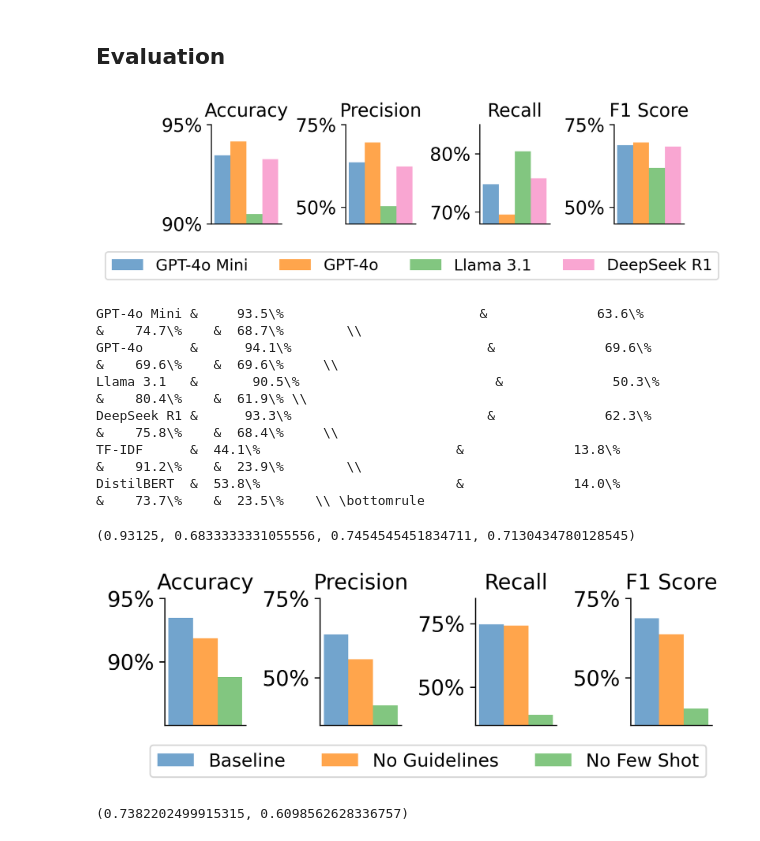
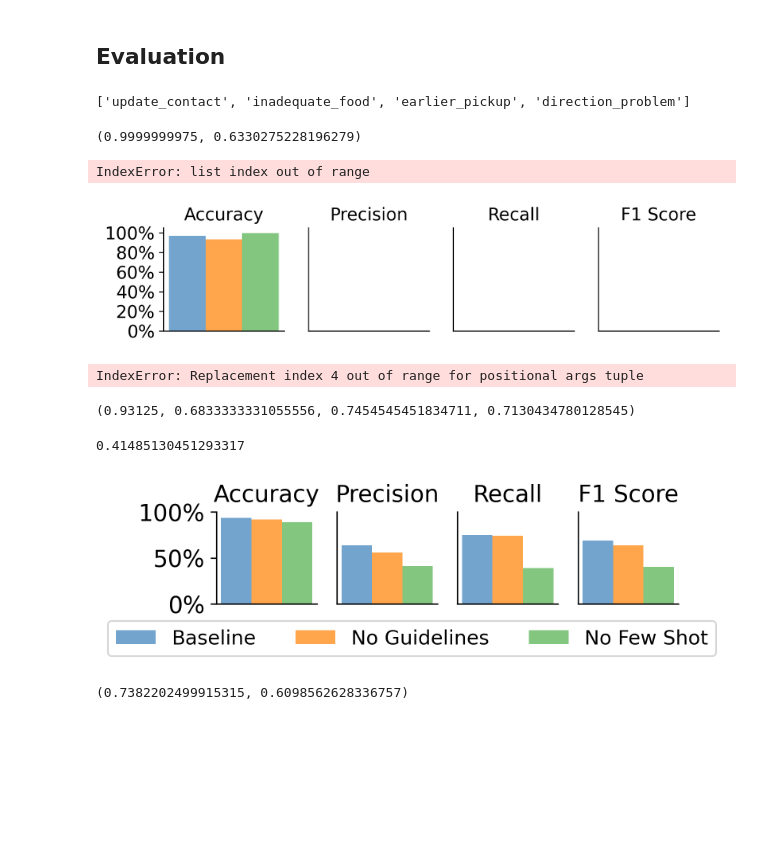
Before and after one commit to naveenr414/food_rescue_feedback, a Jupyter notebook: scripts/notebooks/Plotting.ipynb, the cells around one changed output. Drawn from its saved outputs; the diff is of its cells as text; code cells hidden in the pictures; blank space fills up the shorter version.

Commit message:
Updated plots

```diff
--- a/scripts/notebooks/Plotting.ipynb
+++ b/scripts/notebooks/Plotting.ipynb
@@ -42,6 +42,9 @@ def get_precision(ground_truth, predicted):
 
 def get_recall(ground_truth, predicted):
     return np.sum(predicted * ground_truth) / (np.sum(ground_truth) + 1e-8)
+
+def get_f1(ground_truth,predicted):
+    return 2/(1/get_recall(ground_truth,predicted) + 1/get_precision(ground_truth,predicted))
 
 def convert(x):
     if x is True or str(x).lower() == "true":
@@ -88,54 +91,56 @@ post_deploy_array = (naveen_annotations_array_post+sean_annotations_array)/2
 # %% [markdown]
 ## Evaluation
 # %%
-model_names = ["gpt-4o-mini","gpt-4o","meta-llama_Meta-Llama-3.1-8B-Instruct-Turbo","deepseek-ai_DeepSeek-R1-Distill-Qwen-14B"]
-nice_names = ["GPT-4o Mini","GPT-4o","Llama 3.1","DeepSeek R1"]
-
-data = []
-
-for name in model_names:
-    df_eval = pd.read_csv("../../results/evaluation/{}.csv".format(name))
-    df_eval[eval_columns] = df_eval[eval_columns].applymap(convert)
-    df_eval = df_eval.sort_values(by=['volunteer_comment'])
-    df_eval = df_eval.reset_index(drop=True)
-    df_eval = df_eval[eval_columns]
-    data.append(np.array(df_eval))
-accuracies = [get_accuracy(pre_deploy_array,d) for d in data]
-precisions = [get_precision(pre_deploy_array,d) for d in data]
-recalls = [get_recall(pre_deploy_array,d) for d in data]
-f1_scores = [2/(1/get_recall(pre_deploy_array,d)+1/get_precision(pre_deploy_array,d)) for d in data]
+df_eval = pd.read_csv("../../results/evaluation/{}.csv".format("gpt-4o-mini"))
+df_eval[eval_columns] = df_eval[eval_columns].applymap(convert)
+df_eval = df_eval.sort_values(by=['volunteer_comment'])
+df_eval = df_eval.reset_index(drop=True)
+df_eval = df_eval[eval_columns]
+df_eval = np.array(df_eval)
+accuracies = [get_accuracy(pre_deploy_array[:,i],df_eval[:,i]) for i in range(8)]
+precisions = [get_precision(pre_deploy_array[:,i],df_eval[:,i]) for i in range(8)]
+recalls = [get_recall(pre_deploy_array[:,i],df_eval[:,i]) for i in range(8)]
+f1_scores = [get_f1(pre_deploy_array[:,i],df_eval[:,i]) for i in range(8)]
+# %%
+[eval_columns[i] for i in range(len(recalls)) if recalls[i] >= 0.9]
+# %% [output]
+['update_contact', 'inadequate_food', 'earlier_pickup', 'direction_problem']
+# %%
+np.max(recalls),np.min(recalls)
+# %% [output]
+(0.9999999975, 0.6330275228196279)
 # %%
 plot_dimensions = (1,4)
 x_labels = [["" for i in range(4)]]
 y_labels = [["" for i in range(4)]]
 titles = [["Accuracy","Precision","Recall","F1 Score"]]
 sup_y_label = ""
 
-overall_format = {'figsize':(6, 2),
+overall_format = {'figsize':(8, 1.5),
     'style_size': style_size,
     'x_ticks': [[[[],[]] for i in range(4)]],
-    'y_lim': [[[0.9,0.95],[0.45,0.75],[0.68,0.85],[0.45,0.75]]],
-    'y_ticks': [[[[0.9,0.95],["90%","95%"]],[[0.5,0.75],["50%","75%"]],[[0.7,0.8],["70%","80%"]],[[0.5,0.75],["50%","75%"]]]],
+    'y_lim': [[[0,1.05],[0,1.05],[0,1.05],[0,1.05]]],
+    'y_ticks': [[[[0,0.2,0.4,0.6,0.8,1],["0%","20%","40%","60%","80%","100%"]],[[],[]],[[],[]],[[],[]]]],
 }
 fig,ax = create_axes(plot_dimensions,overall_format,y_labels=y_labels,x_labels=x_labels,sup_y_label=sup_y_label,titles=titles)
 
 bar_format = {'style_size': style_size,
-    'color_palette': 'six_color'}
+    'color_palette': 'eight_color'}
 
-x_groups = [0,1,2,3]
+x_groups = list(range(len(eval_columns)))
 y_values = [accuracies,precisions,recalls,f1_scores]
 y_errors = [[0 for i in range(len(accuracies))] for i in range(4)]
 labels = nice_names
 
 for i in range(4):
     plot_bar(ax[0][i],x_groups,y_values[i],y_errors[i],nice_names,bar_format)
 
 legend_format = {'style_size': style_size,'type': 'is_global', 'loc': 'upper right', 'ncol': 4, 'bbox_to_anchor': (1.05,0.1)}
 create_legend(fig,ax,plot_dimensions,legend_format)
-plt.tight_layout()
 fig.savefig("../../results/figures/result_comparison.pdf",dpi=300, bbox_inches='tight')
 # %% [output]
+IndexError: list index out of range
-[figure, old version]
+[figure, new version]
 # %%
 model_names = ["gpt-4o-mini","gpt-4o","meta-llama_Meta-Llama-3.1-8B-Instruct-Turbo","deepseek-ai_DeepSeek-R1-Distill-Qwen-14B","tf_idf","distilbert"]
 nice_names = ["GPT-4o Mini","GPT-4o","Llama 3.1","DeepSeek R1","TF-IDF","BERT"]
@@ -169,12 +174,7 @@ TF-IDF      &  {}                         &              {}                 &
 DistilBERT  &  {}                         &              {}                 &    {}    &  {}    \\\\ \\bottomrule"""
 print(table.format(*y_values))
 # %% [output]
-GPT-4o Mini &     93.5\%                         &              63.6\%                 &    74.7\%    &  68.7\%        \\
-GPT-4o      &      94.1\%                         &              69.6\%                 &    69.6\%    &  69.6\%     \\
-Llama 3.1   &       90.5\%                         &              50.3\%                 &    80.4\%    &  61.9\% \\
-DeepSeek R1 &      93.3\%                         &              62.3\%                 &    75.8\%    &  68.4\%     \\
-TF-IDF      &  44.1\%                         &              13.8\%                 &    91.2\%    &  23.9\%        \\
-DistilBERT  &  53.8\%                         &              14.0\%                 &    73.7\%    &  23.5\%    \\ \bottomrule
+IndexError: Replacement index 4 out of range for positional args tuple
 # %%
 ## Post-Deploy Results
 post_deploy_predictions = pd.read_csv("../../data/annotations/{}.csv".format("deployment_results"))
@@ -206,6 +206,10 @@ accuracies = [get_accuracy(pre_deploy_array,d) for d in data]
 precisions = [get_precision(pre_deploy_array,d) for d in data]
 recalls = [get_recall(pre_deploy_array,d) for d in data]
 f1_scores = [2/(1/get_recall(pre_deploy_array,d)+1/get_precision(pre_deploy_array,d)) for d in data]
+# %%
+f1_scores[-1]/f1_scores[0]
+# %% [output]
+0.41485130451293317
 # %%
 plot_dimensions = (1,4)
 x_labels = [["" for i in range(4)]]
@@ -213,11 +217,11 @@ y_labels = [["" for i in range(4)]]
 titles = [["Accuracy","Precision","Recall","F1 Score"]]
 sup_y_label = ""
 
-overall_format = {'figsize':(6, 2),
+overall_format = {'figsize':(5, 1),
     'style_size': style_size,
     'x_ticks': [[[[],[]] for i in range(4)]],
-    'y_lim': [[[0.85,0.95],[0.35,0.75],[0.35,0.85],[0.35,0.75]]],
-    'y_ticks': [[[[0.9,0.95],["90%","95%"]],[[0.5,0.75],["50%","75%"]],[[0.5,0.75],["50%","75%"]],[[0.5,0.75],["50%","75%"]]]],
+    'y_lim': [[[0,1] for i in range(4)]],
+    'y_ticks': [[[[0,0.5,1],["0%","50%","100%"]],[[],[]],[[],[]],[[],[]]]],
 }
 fig,ax = create_axes(plot_dimensions,overall_format,y_labels=y_labels,x_labels=x_labels,sup_y_label=sup_y_label,titles=titles)
 
@@ -232,12 +236,11 @@ labels = nice_names
 for i in range(4):
     plot_bar(ax[0][i],x_groups,y_values[i],y_errors[i],nice_names,bar_format)
 
-legend_format = {'style_size': style_size,'type': 'is_global', 'loc': 'upper right', 'ncol': 4, 'bbox_to_anchor': (0.98,0.1)}
+legend_format = {'style_size': style_size,'type': 'is_global', 'loc': 'upper right', 'ncol': 4, 'bbox_to_anchor': (0.98,0.05)}
 create_legend(fig,ax,plot_dimensions,legend_format)
-plt.tight_layout()
 fig.savefig("../../results/figures/ablations.pdf",dpi=300, bbox_inches='tight')
 # %% [output]
-[figure, old version]
+[figure, new version]
 # %%
 # Statistics for inter-rater agreement pre-deploy and post-deploy
 pre_deploy_agreement = cohen_kappa_score(naveen_annotations_array.flatten(), jingwu_annotations_array.flatten())
```
Also changed, not shown: parts of 11 cells of this notebook, 1 other file.
